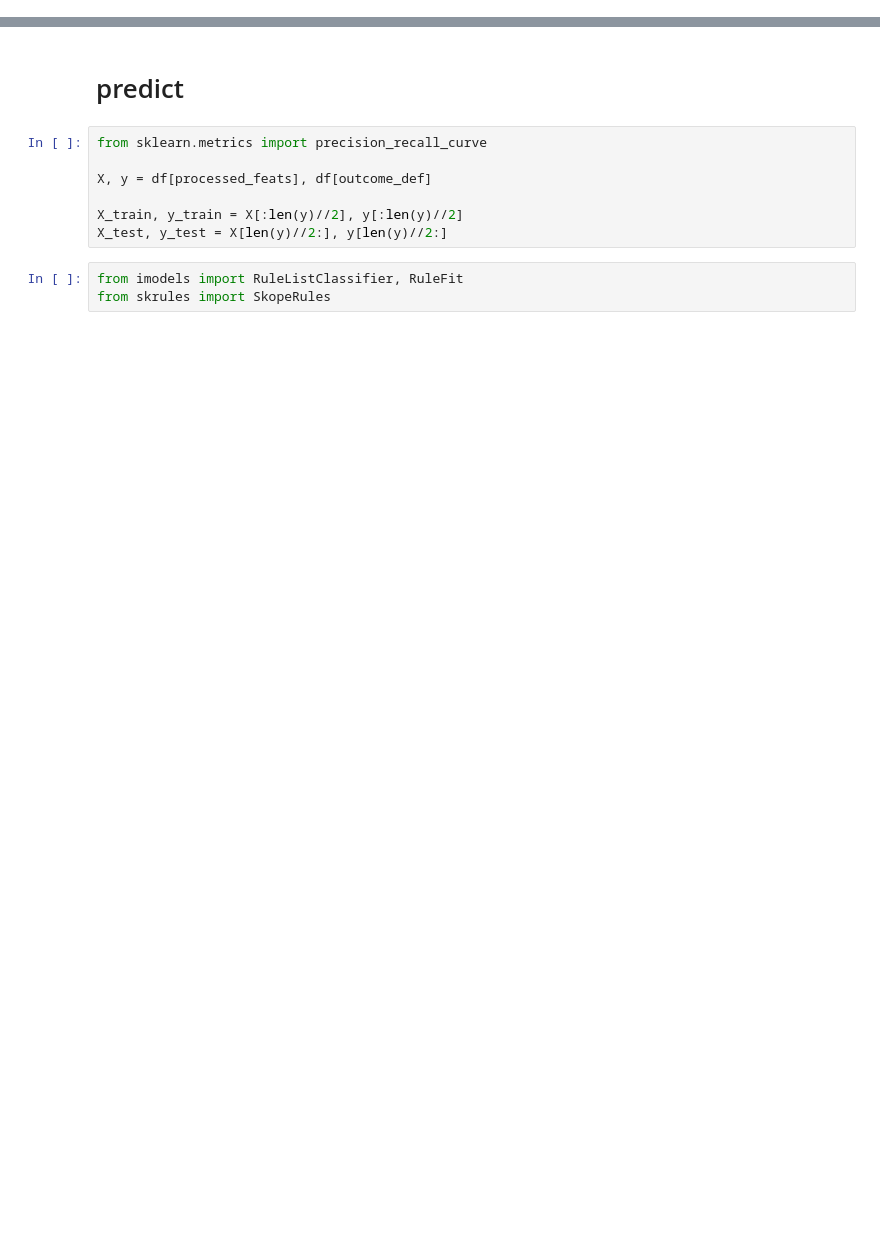
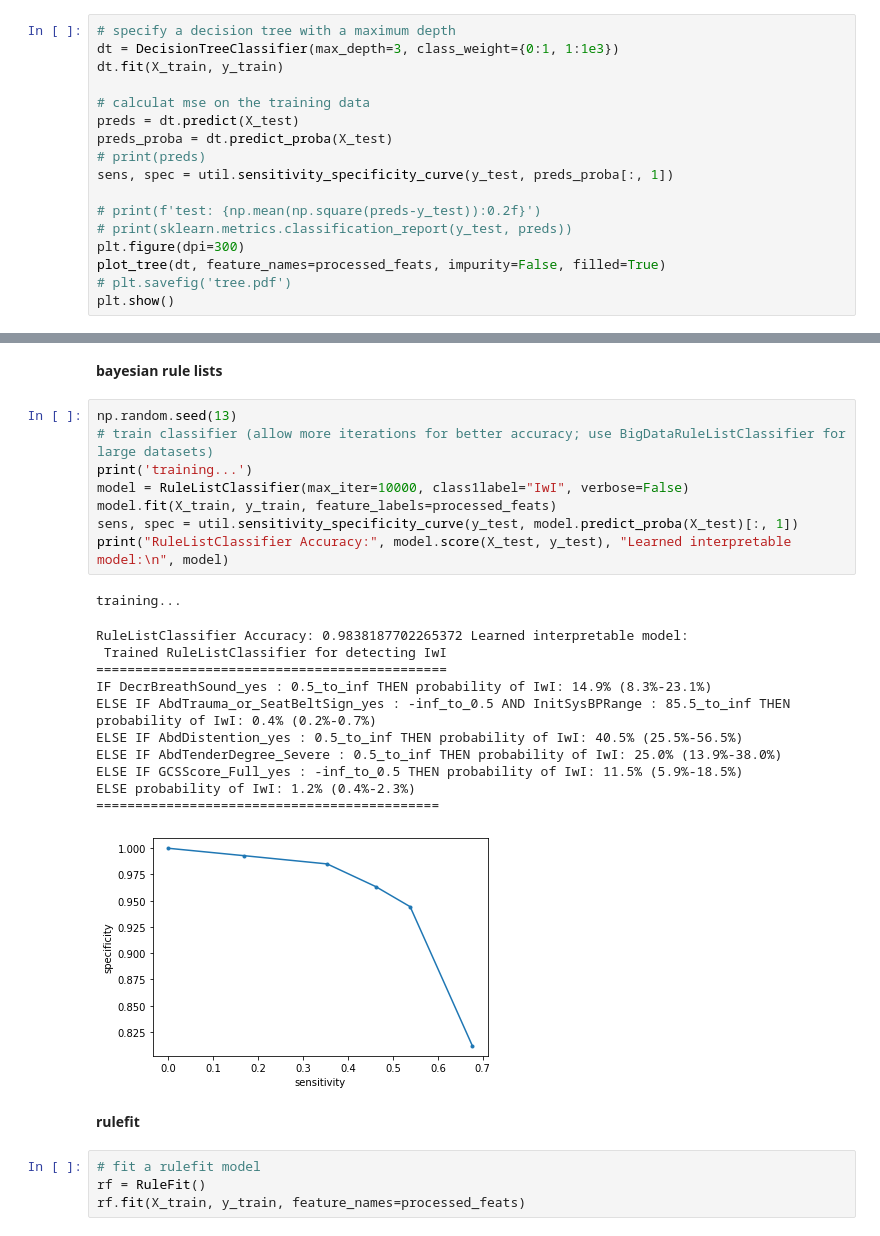
Before and after one commit to csinva/iai-clinical-decision-rule, a Jupyter notebook: 06_eda_rules.ipynb, the cells around one changed output, grey strips where cells are left out. Drawn from its saved outputs; the diff is of its cells as text; blank space fills up the shorter version.

```diff
--- a/06_eda_rules.ipynb
+++ b/06_eda_rules.ipynb
@@ -47,0 +52,17 @@ print(train_idxs, test_idxs1, test_idxs2)
+# %%
+# specify a decision tree with a maximum depth
+dt = DecisionTreeClassifier(max_depth=3, class_weight={0:1, 1:1e3})
+dt.fit(X_train, y_train)
+
+# calculat mse on the training data
+preds = dt.predict(X_test)
+preds_proba = dt.predict_proba(X_test)
+# print(preds)
+sens, spec = util.sensitivity_specificity_curve(y_test, preds_proba[:, 1])
+
+# print(f'test: {np.mean(np.square(preds-y_test)):0.2f}')
+# print(sklearn.metrics.classification_report(y_test, preds))
+plt.figure(dpi=300)
+plot_tree(dt, feature_names=processed_feats, impurity=False, filled=True)
+# plt.savefig('tree.pdf')
+plt.show()
@@ -48,12 +72,29 @@ print(train_idxs, test_idxs1, test_idxs2)
+# %% [markdown]
+**bayesian rule lists**
+# %%
+np.random.seed(13)
+# train classifier (allow more iterations for better accuracy; use BigDataRuleListClassifier for large datasets)
+print('training...')
+model = RuleListClassifier(max_iter=10000, class1label="IwI", verbose=False)
+model.fit(X_train, y_train, feature_labels=processed_feats)
+sens, spec = util.sensitivity_specificity_curve(y_test, model.predict_proba(X_test)[:, 1])
+print("RuleListClassifier Accuracy:", model.score(X_test, y_test), "Learned interpretable model:\n", model)
+# %% [output]
+training...
+RuleListClassifier Accuracy: 0.9838187702265372 Learned interpretable model:
+ Trained RuleListClassifier for detecting IwI
+=============================================
+IF DecrBreathSound_yes : 0.5_to_inf THEN probability of IwI: 14.9% (8.3%-23.1%)
+ELSE IF AbdTrauma_or_SeatBeltSign_yes : -inf_to_0.5 AND InitSysBPRange : 85.5_to_inf THEN probability of IwI: 0.4% (0.2%-0.7%)
+ELSE IF AbdDistention_yes : 0.5_to_inf THEN probability of IwI: 40.5% (25.5%-56.5%)
+ELSE IF AbdTenderDegree_Severe : 0.5_to_inf THEN probability of IwI: 25.0% (13.9%-38.0%)
+ELSE IF GCSScore_Full_yes : -inf_to_0.5 THEN probability of IwI: 11.5% (5.9%-18.5%)
+ELSE probability of IwI: 1.2% (0.4%-2.3%)
+============================================
+[figure, added]
 # %% [markdown]
-# predict
+**rulefit**
-# %%
-from sklearn.metrics import precision_recall_curve
-
-X, y = df[processed_feats], df[outcome_def]
-
-X_train, y_train = X[:len(y)//2], y[:len(y)//2]
-X_test, y_test = X[len(y)//2:], y[len(y)//2:]
-# %%
-from imodels import RuleListClassifier, RuleFit
-from skrules import SkopeRules
+# %%
+# fit a rulefit model
+rf = RuleFit()
+rf.fit(X_train, y_train, feature_names=processed_feats)
```
Also changed, not shown: parts of 21 cells of this notebook, 7 other files.
